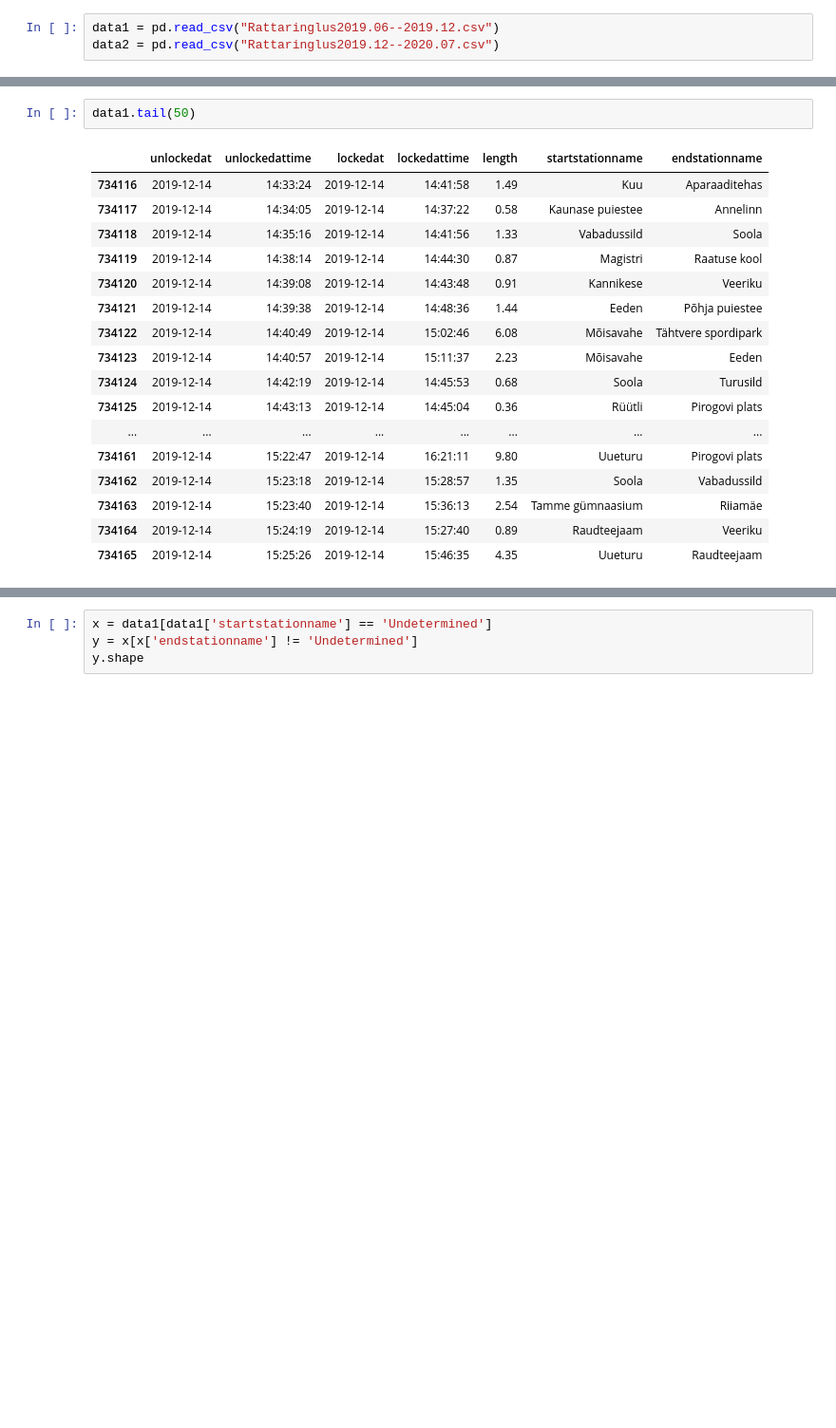
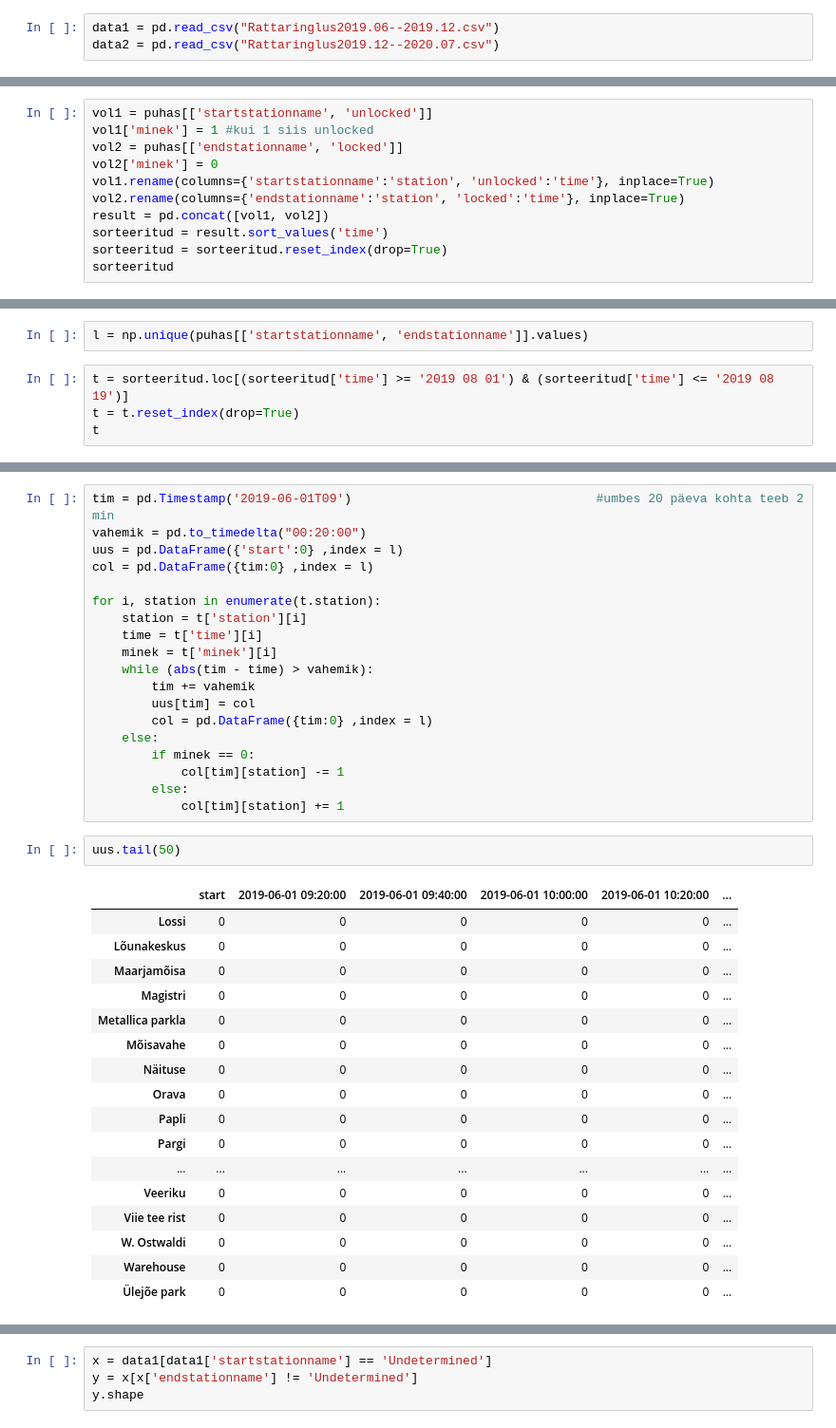
Before and after one commit to 3linameier/IDS2020, a Jupyter notebook: Untitled1.ipynb, the cells around one changed output, grey strips where cells are left out. Shown: that part at 95% size. Drawn from its saved outputs; the diff is of its cells as text; blank space fills up the shorter version.

```diff
--- a/Untitled1.ipynb
+++ b/Untitled1.ipynb
@@ -25,0 +30,11 @@ data1['lockedattime'] = pd.to_datetime(data1['lockedattime'], format='%H:%M:%S')
+# %%
+vol1 = puhas[['startstationname', 'unlocked']]
+vol1['minek'] = 1 #kui 1 siis unlocked
+vol2 = puhas[['endstationname', 'locked']]
+vol2['minek'] = 0
+vol1.rename(columns={'startstationname':'station', 'unlocked':'time'}, inplace=True)
+vol2.rename(columns={'endstationname':'station', 'locked':'time'}, inplace=True)
+result = pd.concat([vol1, vol2])
+sorteeritud = result.sort_values('time')
+sorteeritud = sorteeritud.reset_index(drop=True)
+sorteeritud
@@ -25,0 +69,6 @@ data1['lockedattime'] = pd.to_datetime(data1['lockedattime'], format='%H:%M:%S')
+# %%
+l = np.unique(puhas[['startstationname', 'endstationname']].values)
+# %%
+t = sorteeritud.loc[(sorteeritud['time'] >= '2019 08 01') & (sorteeritud['time'] <= '2019 08 19')]
+t = t.reset_index(drop=True)
+t
@@ -26,20 +89,39 @@ data1['lockedattime'] = pd.to_datetime(data1['lockedattime'], format='%H:%M:%S')
+# %%
+tim = pd.Timestamp('2019-06-01T09')                                 #umbes 20 päeva kohta teeb 2 min
+vahemik = pd.to_timedelta("00:20:00")
+uus = pd.DataFrame({'start':0} ,index = l)
+col = pd.DataFrame({tim:0} ,index = l)
+
+for i, station in enumerate(t.station):
+    station = t['station'][i]
+    time = t['time'][i]
+    minek = t['minek'][i]
+    while (abs(tim - time) > vahemik):
+        tim += vahemik
+        uus[tim] = col
+        col = pd.DataFrame({tim:0} ,index = l)
+    else:
+        if minek == 0:
+            col[tim][station] -= 1
+        else:
+            col[tim][station] += 1
 # %%
-data1.tail(50)
+uus.tail(50)
 # %% [output]
-|  | unlockedat | unlockedattime | lockedat | lockedattime | length | startstationname | endstationname |
-| 734116 | 2019-12-14 | 14:33:24 | 2019-12-14 | 14:41:58 | 1.49 | Kuu | Aparaaditehas |
-| 734117 | 2019-12-14 | 14:34:05 | 2019-12-14 | 14:37:22 | 0.58 | Kaunase puiestee | Annelinn |
-| 734118 | 2019-12-14 | 14:35:16 | 2019-12-14 | 14:41:56 | 1.33 | Vabadussild | Soola |
-| 734119 | 2019-12-14 | 14:38:14 | 2019-12-14 | 14:44:30 | 0.87 | Magistri | Raatuse kool |
-| 734120 | 2019-12-14 | 14:39:08 | 2019-12-14 | 14:43:48 | 0.91 | Kannikese | Veeriku |
-| 734121 | 2019-12-14 | 14:39:38 | 2019-12-14 | 14:48:36 | 1.44 | Eeden | Põhja puiestee |
-| 734122 | 2019-12-14 | 14:40:49 | 2019-12-14 | 15:02:46 | 6.08 | Mõisavahe | Tähtvere spordipark |
-| 734123 | 2019-12-14 | 14:40:57 | 2019-12-14 | 15:11:37 | 2.23 | Mõisavahe | Eeden |
-| 734124 | 2019-12-14 | 14:42:19 | 2019-12-14 | 14:45:53 | 0.68 | Soola | Turusild |
-| 734125 | 2019-12-14 | 14:43:13 | 2019-12-14 | 14:45:04 | 0.36 | Rüütli | Pirogovi plats |
-| ... | ... | ... | ... | ... | ... | ... | ... |
-| 734161 | 2019-12-14 | 15:22:47 | 2019-12-14 | 16:21:11 | 9.80 | Uueturu | Pirogovi plats |
-| 734162 | 2019-12-14 | 15:23:18 | 2019-12-14 | 15:28:57 | 1.35 | Soola | Vabadussild |
-| 734163 | 2019-12-14 | 15:23:40 | 2019-12-14 | 15:36:13 | 2.54 | Tamme gümnaasium | Riiamäe |
-| 734164 | 2019-12-14 | 15:24:19 | 2019-12-14 | 15:27:40 | 0.89 | Raudteejaam | Veeriku |
-| 734165 | 2019-12-14 | 15:25:26 | 2019-12-14 | 15:46:35 | 4.35 | Uueturu | Raudteejaam |
+|  | start | 2019-06-01 09:20:00 | 2019-06-01 09:40:00 | 2019-06-01 10:00:00 | 2019-06-01 10:20:00 | ... |
+| Lossi | 0 | 0 | 0 | 0 | 0 | ... |
+| Lõunakeskus | 0 | 0 | 0 | 0 | 0 | ... |
+| Maarjamõisa | 0 | 0 | 0 | 0 | 0 | ... |
+| Magistri | 0 | 0 | 0 | 0 | 0 | ... |
+| Metallica parkla | 0 | 0 | 0 | 0 | 0 | ... |
+| Mõisavahe | 0 | 0 | 0 | 0 | 0 | ... |
+| Näituse | 0 | 0 | 0 | 0 | 0 | ... |
+| Orava | 0 | 0 | 0 | 0 | 0 | ... |
+| Papli | 0 | 0 | 0 | 0 | 0 | ... |
+| Pargi | 0 | 0 | 0 | 0 | 0 | ... |
+| ... | ... | ... | ... | ... | ... | ... |
+| Veeriku | 0 | 0 | 0 | 0 | 0 | ... |
+| Viie tee rist | 0 | 0 | 0 | 0 | 0 | ... |
+| W. Ostwaldi | 0 | 0 | 0 | 0 | 0 | ... |
+| Warehouse | 0 | 0 | 0 | 0 | 0 | ... |
+| Ülejõe park | 0 | 0 | 0 | 0 | 0 | ... |
```
Also changed, not shown: parts of 13 cells of this notebook.
